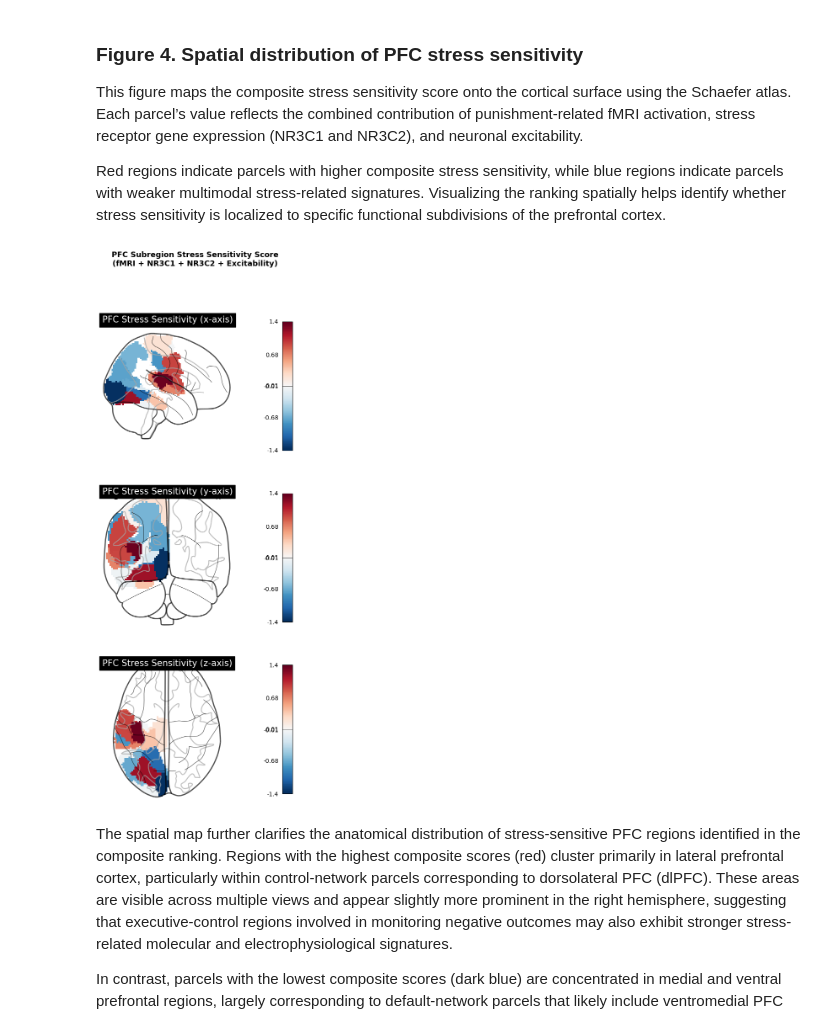
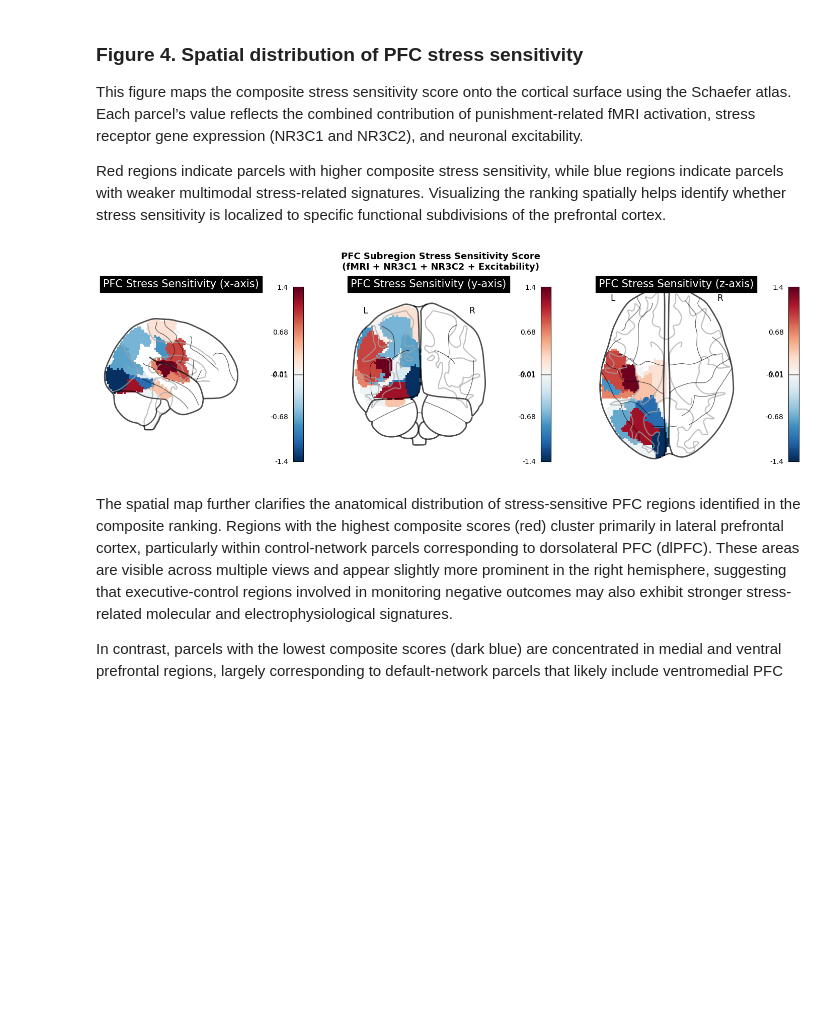
Before and after one commit to arushimunjal/BIPN162-Final-Project, a Jupyter notebook: Integrating fMRI, Gene Expression, and Electrophysiology to Study Stress Sensitivity in the Prefrontal Cortex.ipynb, the cells around one changed output. Saved outputs shown, nothing was run; the diff lists cells and outputs as text; code cells hidden in the pictures; blank space fills up the shorter version.

```diff
--- a/Integrating fMRI, Gene Expression, and Electrophysiology to Study Stress Sensitivity in the Prefrontal Cortex.ipynb
+++ b/Integrating fMRI, Gene Expression, and Electrophysiology to Study Stress Sensitivity in the Prefrontal Cortex.ipynb
@@ -998,35 +998,35 @@ stress_map = np.zeros_like(atlas_data)
 
 # loop through each row (parcel) in the combined dataframe
 for _, row in combined_df.iterrows():
     parcel_idx = list(combined_df['parcel_label']).index(row['parcel_label']) # find the index of the current parcel label in the dataframe
     parcel_id  = parcel_idx + 1 # convert index to atlas parcel id (atlas ids start at 1)
     stress_map[atlas_data == parcel_id] = row['stress_score'] # assign the parcel's stress score to all voxels belonging to that parcel
 
 # convert the stress score array back into a nifti image
 stress_nii = image.new_img_like(atlas_img, stress_map)
 
 # create a figure with three panels to display brain views along different axes
-fig, axes = plt.subplots(3, 1, figsize=(6, 15))
+fig, axes = plt.subplots(1, 3, figsize=(18, 5))
 
 # plot the brain map along sagittal (x), coronal (y), and axial (z) views
 for ax, display_mode in zip(axes, ['x', 'y', 'z']):
     plotting.plot_glass_brain(
         stress_nii, # the nifti image containing stress sensitivity values
         colorbar=True,
         cmap='RdBu_r', # red = higher stress sensitivity, blue = lower
         display_mode=display_mode,
         threshold=0.01,
         title=f'PFC Stress Sensitivity ({display_mode}-axis)',
         axes=ax,
         plot_abs=False
     )
 plt.suptitle('PFC Subregion Stress Sensitivity Score\n(fMRI + NR3C1 + NR3C2 + Excitability)',
              fontsize=13, fontweight='bold')
 # plt.tight_layout()
 plt.savefig(r'C:\Users\user\Downloads\brain_stress_map.png', dpi=150, bbox_inches='tight')
 plt.show()
 # %% [output]
-[figure, old version]
+[figure, new version]
 # %% [markdown]
 The spatial map further clarifies the anatomical distribution of stress-sensitive PFC regions identified in the composite ranking. Regions with the highest composite scores (red) cluster primarily in lateral prefrontal cortex, particularly within control-network parcels corresponding to dorsolateral PFC (dlPFC). These areas are visible across multiple views and appear slightly more prominent in the right hemisphere, suggesting that executive-control regions involved in monitoring negative outcomes may also exhibit stronger stress-related molecular and electrophysiological signatures.
 
```
Also changed, not shown: parts of 5 cells of this notebook, 3 other files.
